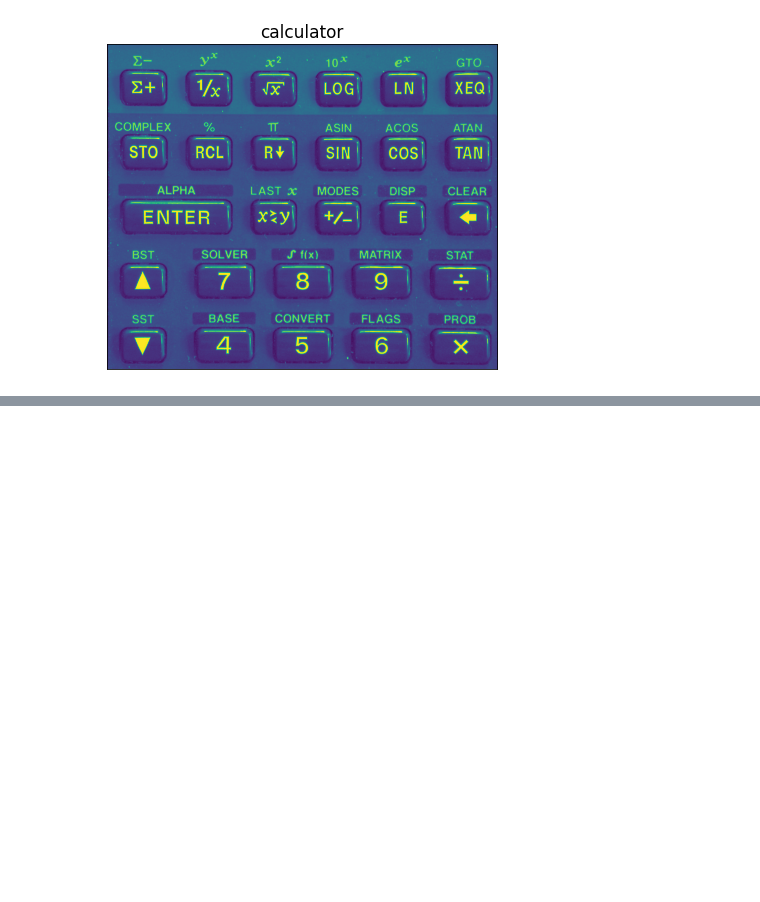
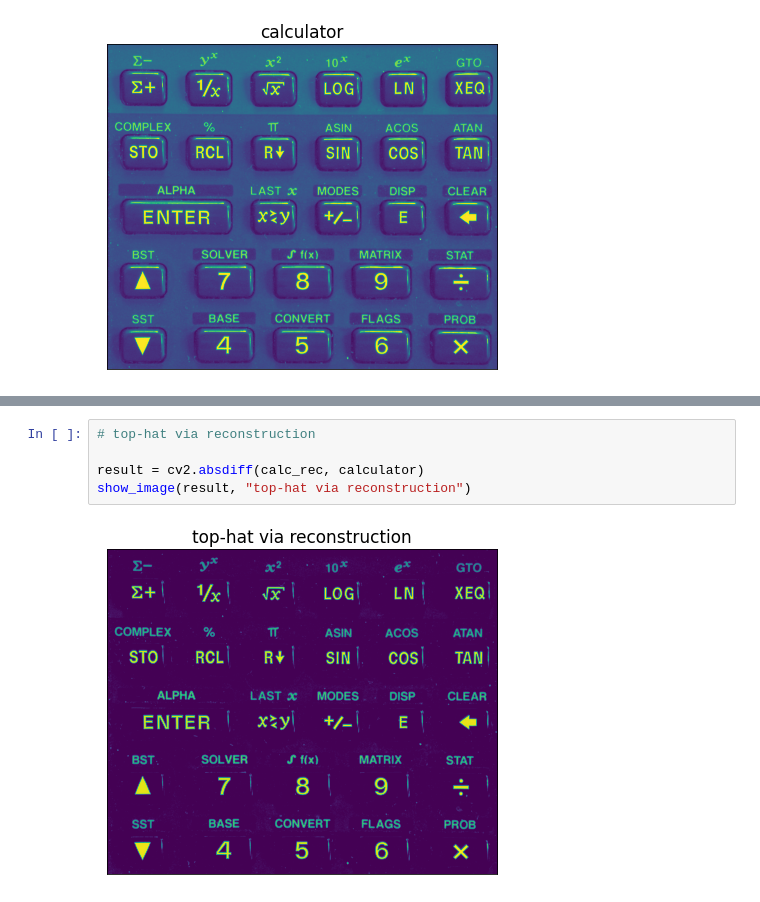
Before and after one commit to sy1wi4/WDCPO-2021, a Jupyter notebook: 08_morphology.ipynb, the cells around one changed output, grey strips where cells are left out. Saved outputs shown, nothing was run; the diff lists cells and outputs as text; blank space fills up the shorter version.

```diff
--- a/08_morphology.ipynb
+++ b/08_morphology.ipynb
@@ -405,0 +432,7 @@ show_image(calculator, "calculator")
+# %%
+# top-hat via reconstruction
+
+result = cv2.absdiff(calc_rec, calculator)
+show_image(result, "top-hat via reconstruction")
+# %% [output]
+[figure, added]
```
Also changed, not shown: parts of 9 cells of this notebook.
